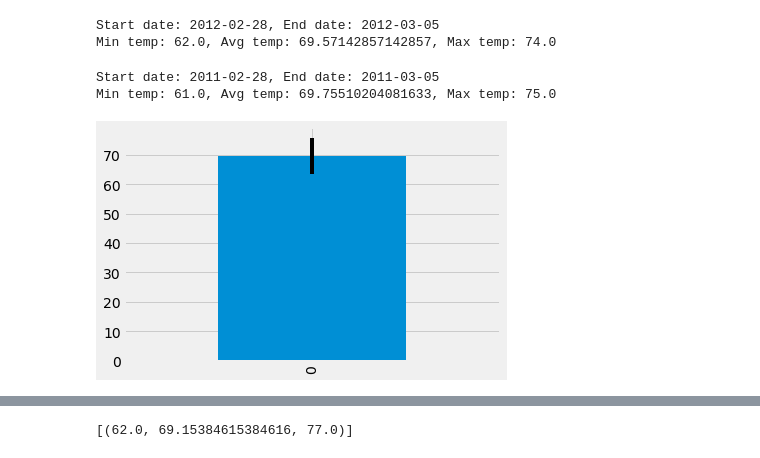
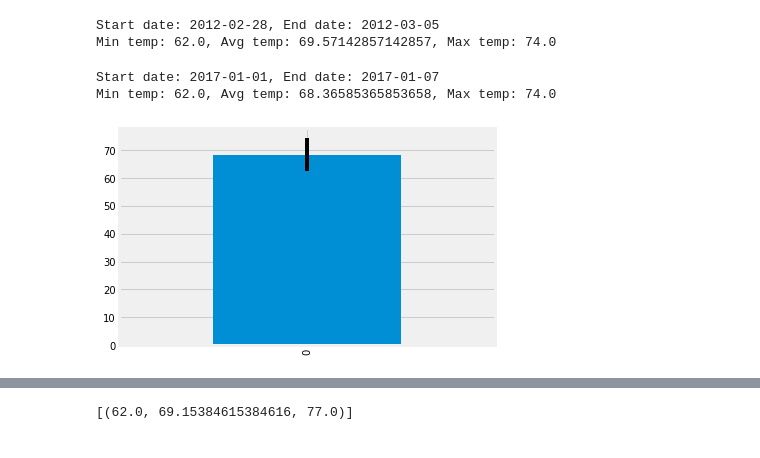
Before and after one commit to Terrence-Cummings/sqlalchemy-challenge, a Jupyter notebook: climate_TC_v1.ipynb, the cells around one changed output, grey strips where cells are left out. Cells and saved outputs as stored; diff of their text form; code cells hidden in the pictures.

```diff
--- a/climate_TC_v1.ipynb
+++ b/climate_TC_v1.ipynb
@@ -224,5 +224,10 @@ plt.show()
 # %% [markdown]
 ## Bonus Challenge Assignment
+# %%
+#Future trip start date
+trip_start = '2018-01-01'
+#Future trip end date
+trip_end = '2018-01-07'
 # %%
 # This function called `calc_temps` will accept start date and end date in the format '%Y-%m-%d'
 # and return the minimum, average, and maximum temperatures for that range of dates
@@ -255,33 +260,33 @@ Min temp: 62.0, Avg temp: 69.57142857142857, Max temp: 74.0
 # %%
 # Use your previous function `calc_temps` to calculate the tmin, tavg, and tmax
 # for your trip using the previous year's data for those same dates.
-prior_year_start = str(int(start_date[:4])-1)+start_date[4:]
-prior_year_end = str(int(end_date[:4])-1)+end_date[4:]
+trip_prior_year_start = str(int(trip_start[:4])-1)+trip_start[4:]
+trip_prior_year_end = str(int(trip_end[:4])-1)+trip_end[4:]
 
-min_temp_prior = calc_temps(prior_year_start, prior_year_end)[0][0]
-avg_temp_prior = calc_temps(prior_year_start, prior_year_end)[0][1]
-maxi_temp_prior = calc_temps(prior_year_start, prior_year_end)[0][2]
-print(f'Start date: {prior_year_start}, End date: {prior_year_end}')
-print(f'Min temp: {min_temp_prior}, Avg temp: {avg_temp_prior}, Max temp: {maxi_temp_prior}')
+min_temp_prior = calc_temps(trip_prior_year_start, trip_prior_year_end)[0][0]
+avg_temp_prior = calc_temps(trip_prior_year_start, trip_prior_year_end)[0][1]
+max_temp_prior = calc_temps(trip_prior_year_start, trip_prior_year_end)[0][2]
+print(f'Start date: {trip_prior_year_start}, End date: {trip_prior_year_end}')
+print(f'Min temp: {min_temp_prior}, Avg temp: {avg_temp_prior}, Max temp: {max_temp_prior}')
 # %% [output]
-Start date: 2011-02-28, End date: 2011-03-05
-Min temp: 61.0, Avg temp: 69.75510204081633, Max temp: 75.0
+Start date: 2017-01-01, End date: 2017-01-07
+Min temp: 62.0, Avg temp: 68.36585365853658, Max temp: 74.0
 # %%
 # Plot the results from your previous query as a bar chart.
 # Use "Trip Avg Temp" as your Title
 # Use the average temperature for the y value
 # Use the peak-to-peak (tmax-tmin) value as the y error bar (yerr)
-yerror = (maxi_temp_orig - min_temp_orig)/2
+yerror = (max_temp_prior - min_temp_prior)/2
 
 fig, ax = plt.subplots()
-df = pd.DataFrame({"Avgtemp":[avg_temp_orig],"error":[yerror]})
+df = pd.DataFrame({"Avgtemp":[avg_temp_prior],"error":[yerror]})
 meansum = df["Avgtemp"]
 stdsum = df["error"]
 
 plot = meansum.plot(kind='bar',yerr=stdsum)
 plt.show()
 # %% [output]
-[figure, old version]
+[figure, new version]
 # %%
 # Calculate the total amount of rainfall per weather station for your trip dates using the previous year's matching dates.
 # Sort this in descending order by precipitation amount and list the station, name, latitude, longitude, and elevation
```
Also changed, not shown: parts of 6 cells of this notebook, 2 other files.
